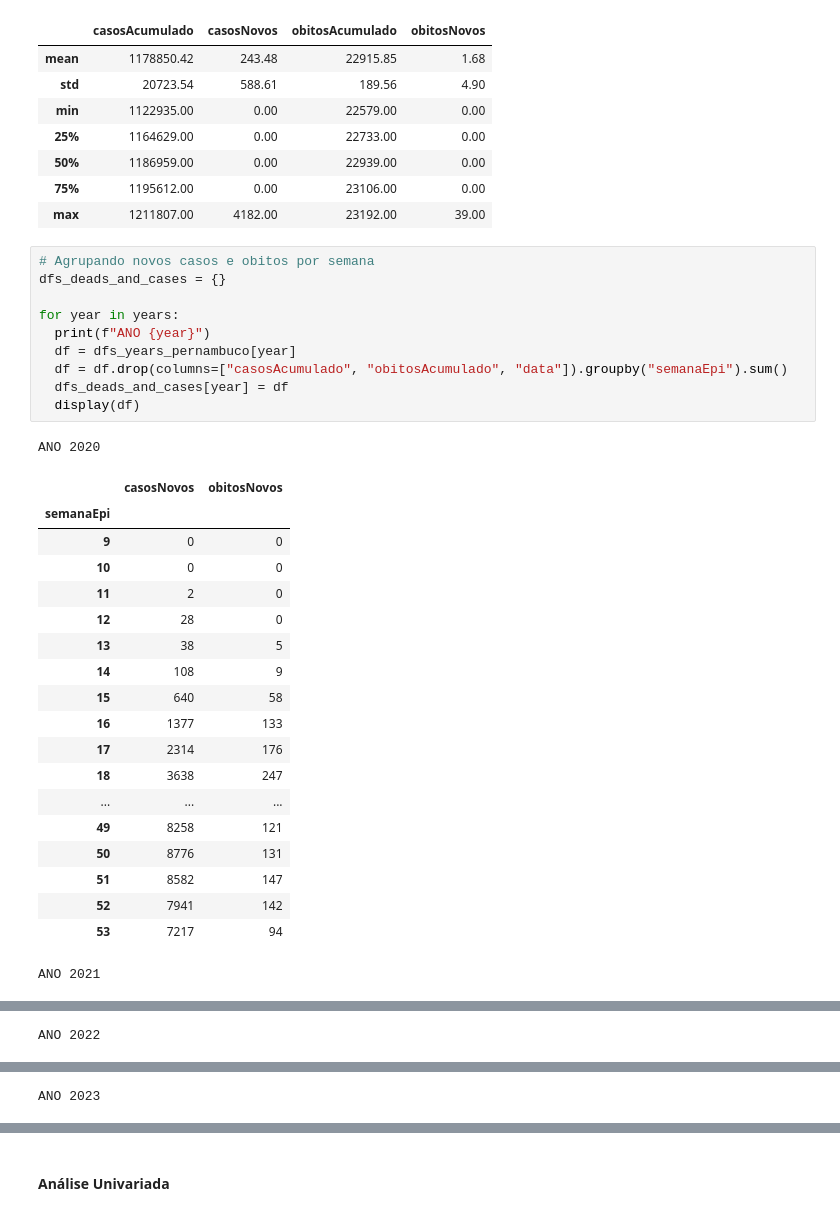
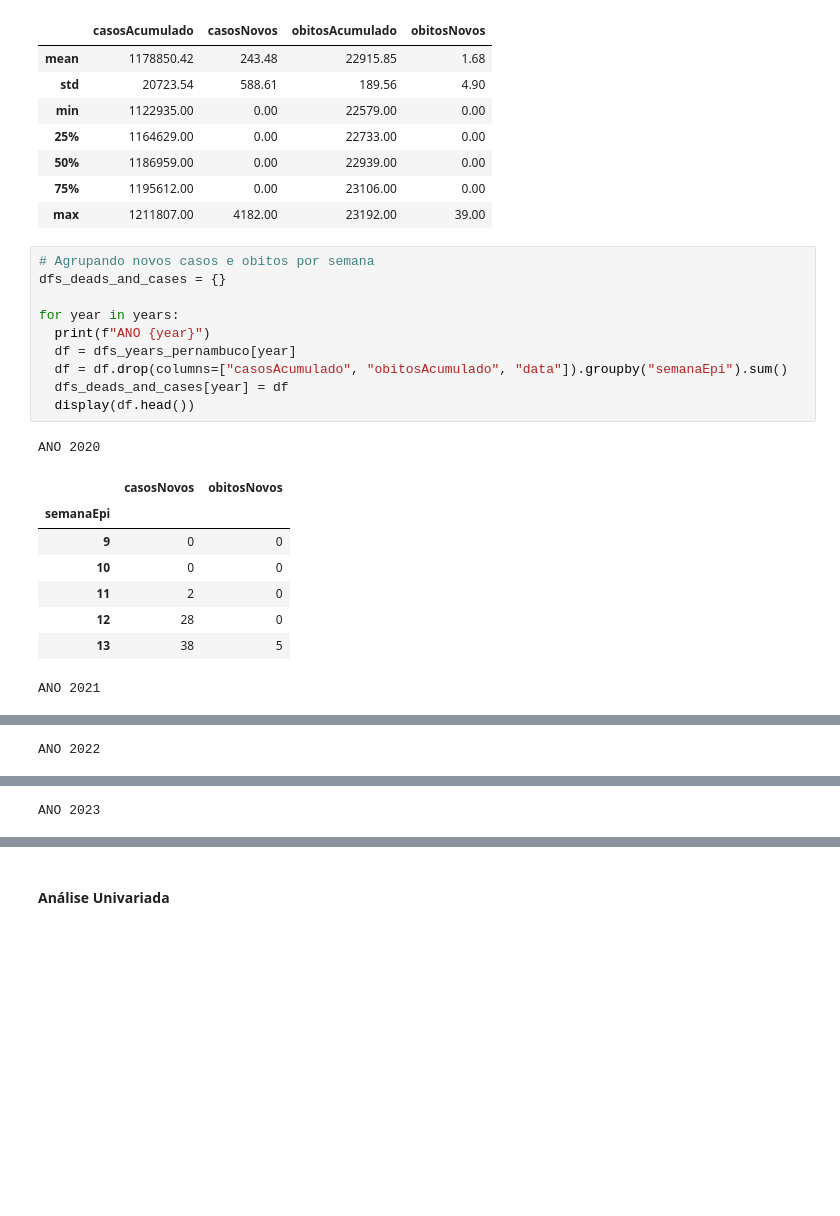
Before and after one commit to VitorMendonca62/covid19-study-in-brazil, a Jupyter notebook: src/analysis_pernambuco.ipynb, the cells around one changed output, grey strips where cells are left out. Cells and saved outputs as stored; diff of their text form; blank space fills up the shorter version.

```diff
--- a/src/analysis_pernambuco.ipynb
+++ b/src/analysis_pernambuco.ipynb
@@ -357,33 +357,22 @@ ANO 2023
 # %%
 # Agrupando novos casos e obitos por semana
 dfs_deads_and_cases = {}
 
 for year in years:
   print(f"ANO {year}")
   df = dfs_years_pernambuco[year]
   df = df.drop(columns=["casosAcumulado", "obitosAcumulado", "data"]).groupby("semanaEpi").sum()
   dfs_deads_and_cases[year] = df
-  display(df)
+  display(df.head())
 # %% [output]
 ANO 2020
 |  | casosNovos | obitosNovos |
 | semanaEpi |  |  |
 | 9 | 0 | 0 |
 | 10 | 0 | 0 |
 | 11 | 2 | 0 |
 | 12 | 28 | 0 |
 | 13 | 38 | 5 |
-| 14 | 108 | 9 |
-| 15 | 640 | 58 |
-| 16 | 1377 | 133 |
-| 17 | 2314 | 176 |
-| 18 | 3638 | 247 |
-| ... | ... | ... |
-| 49 | 8258 | 121 |
-| 50 | 8776 | 131 |
-| 51 | 8582 | 147 |
-| 52 | 7941 | 142 |
-| 53 | 7217 | 94 |
 ANO 2021
 |  | casosNovos | obitosNovos |
 | semanaEpi |  |  |
```
Also changed, not shown: parts of 1 cell of this notebook.
